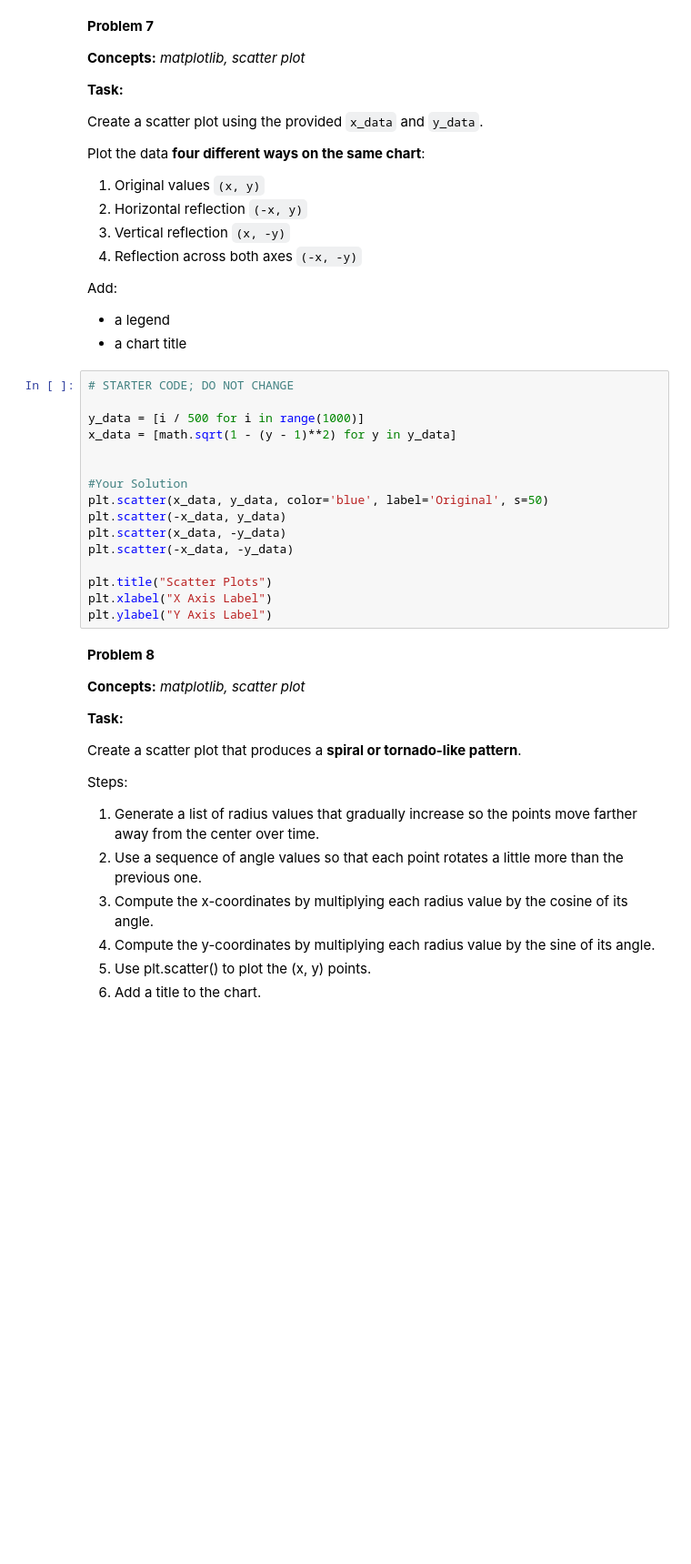
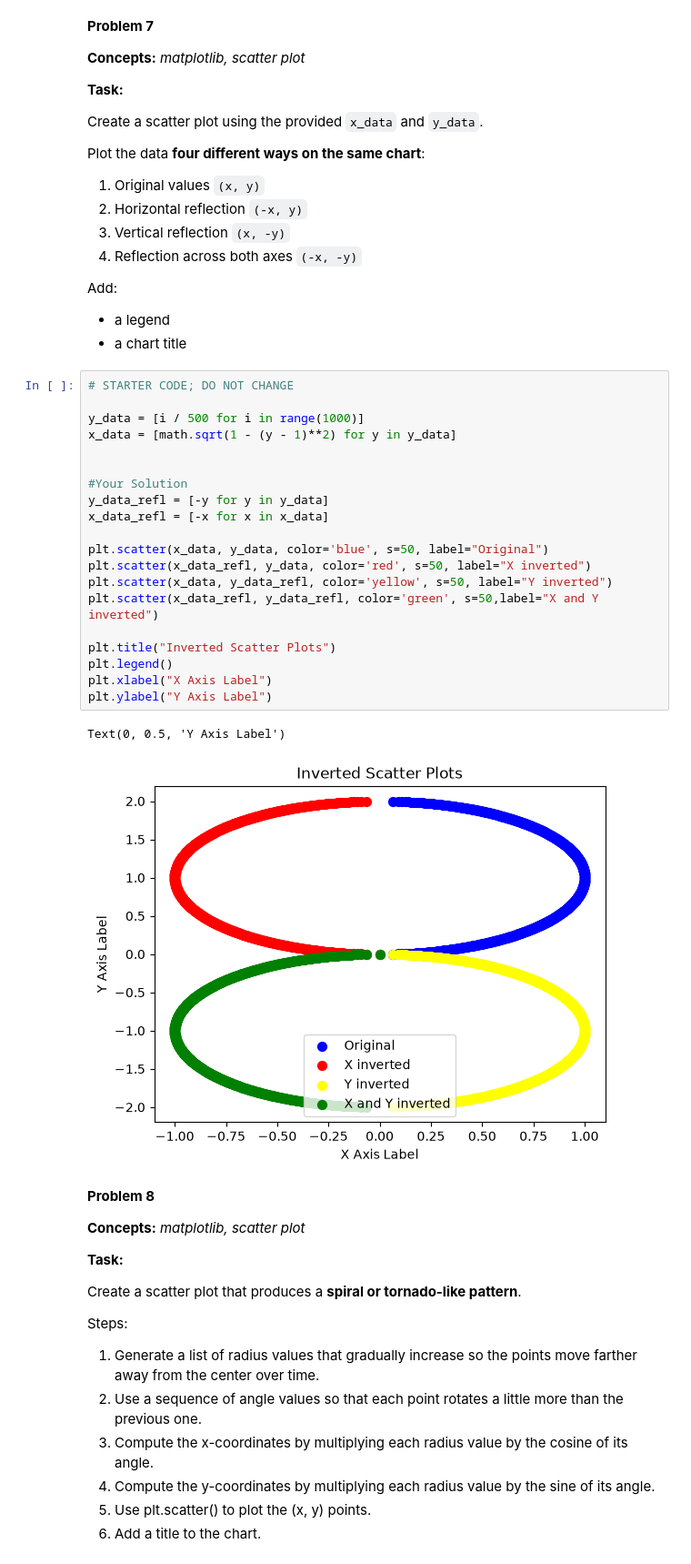
Before and after one commit to rickoprivate/BUAI602HW, a Jupyter notebook: week-09/homework.ipynb, the cells around one changed output. Shown at 91% size. Saved outputs shown, nothing was run; the diff lists cells and outputs as text; blank space fills up the shorter version.

```diff
--- a/week-09/homework.ipynb
+++ b/week-09/homework.ipynb
@@ -378,19 +378,26 @@ Add:
 # %%
 # STARTER CODE; DO NOT CHANGE
 
 y_data = [i / 500 for i in range(1000)]
 x_data = [math.sqrt(1 - (y - 1)**2) for y in y_data]
 
 
 #Your Solution
-plt.scatter(x_data, y_data, color='blue', label='Original', s=50)
-plt.scatter(-x_data, y_data)
-plt.scatter(x_data, -y_data)
-plt.scatter(-x_data, -y_data)
+y_data_refl = [-y for y in y_data]
+x_data_refl = [-x for x in x_data]
 
-plt.title("Scatter Plots")
+plt.scatter(x_data, y_data, color='blue', s=50, label="Original")
+plt.scatter(x_data_refl, y_data, color='red', s=50, label="X inverted")
+plt.scatter(x_data, y_data_refl, color='yellow', s=50, label="Y inverted")
+plt.scatter(x_data_refl, y_data_refl, color='green', s=50,label="X and Y inverted")
+
+plt.title("Inverted Scatter Plots")
+plt.legend()
 plt.xlabel("X Axis Label")
 plt.ylabel("Y Axis Label")
+# %% [output]
+Text(0, 0.5, 'Y Axis Label')
+[figure, added]
 # %% [markdown]
 **Problem 8**
 
```
Also changed, not shown: parts of 2 cells of this notebook.
